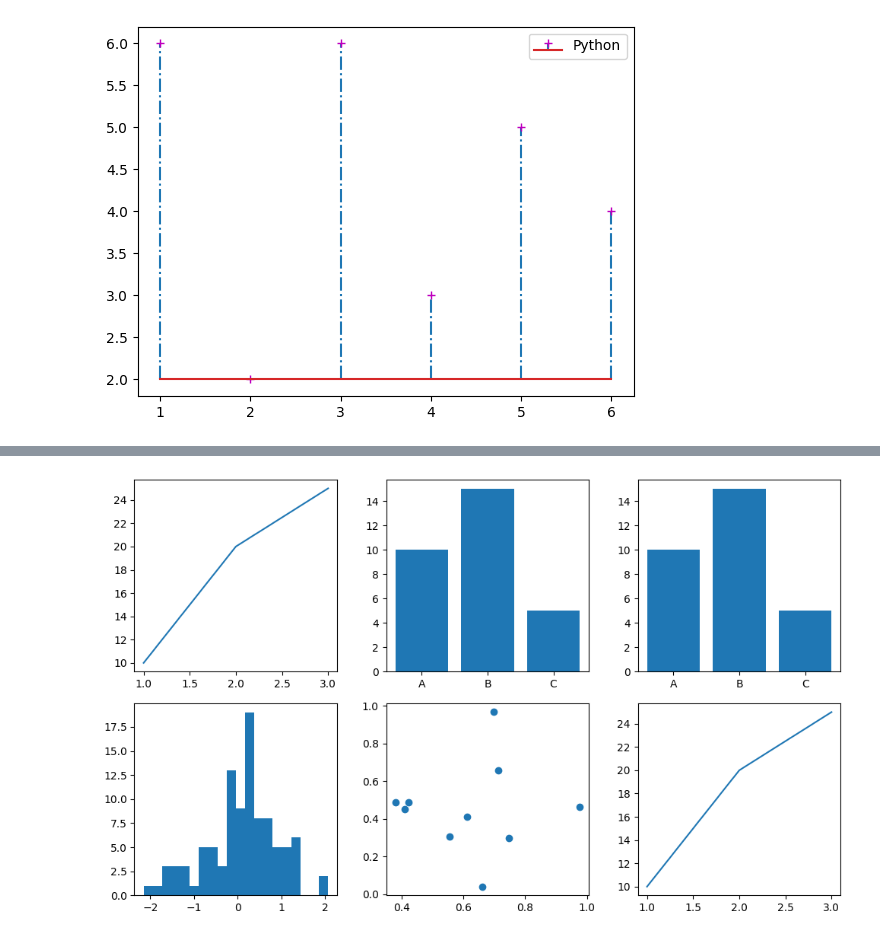
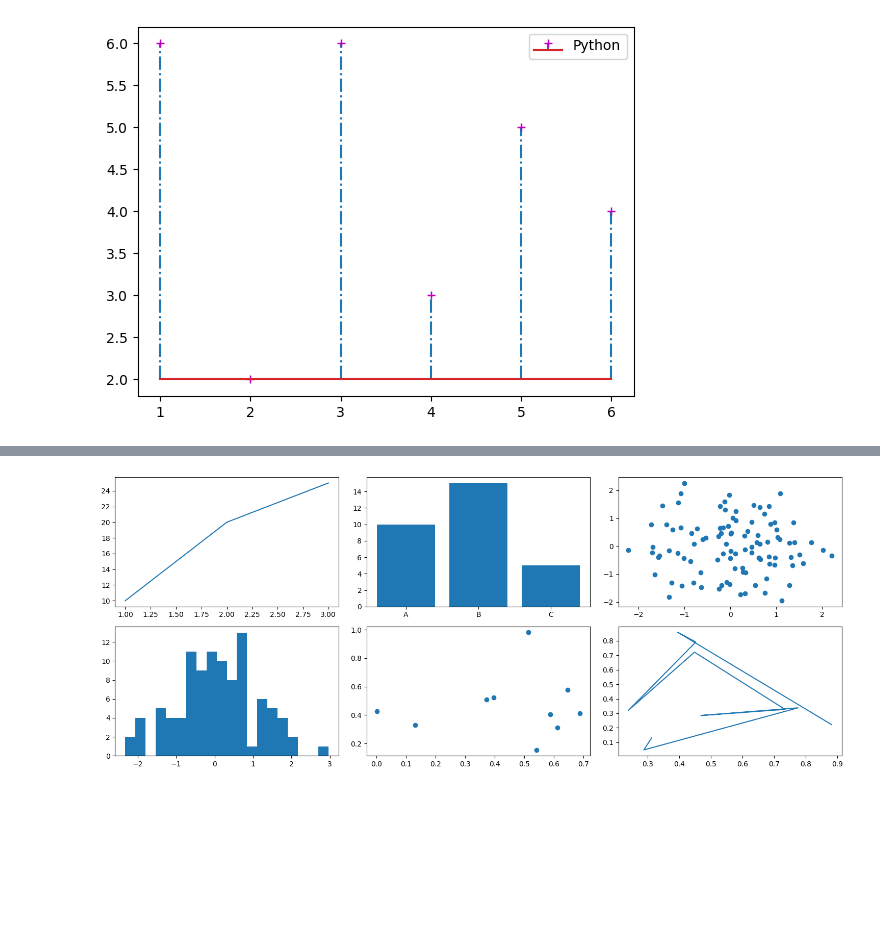
Before and after one commit to dhinoja-rajan/python-libraries-playground, a Jupyter notebook: matplotlib_Tutorial.ipynb, the cells around one changed output, grey strips where cells are left out. Cells and saved outputs as stored; diff of their text form; code cells hidden in the pictures; blank space fills up the shorter version.

```diff
--- a/matplotlib_Tutorial.ipynb
+++ b/matplotlib_Tutorial.ipynb
@@ -227,15 +227,16 @@ plt.show()
 # %%
 # fig, axes = plt.subplots(1, 3, figsize=(10, 6))
-fig, axes = plt.subplots(2, 3, figsize=(10, 6))
+fig, axes = plt.subplots(2, 3, figsize=(15, 6))
 
 axes[0, 0].plot([1, 2, 3], [10, 20, 25])
 axes[0, 1].bar(['A', 'B', 'C'], [10, 15, 5])
+axes[0, 2].scatter(np.random.randn(100),np.random.randn(100))
 axes[1, 0].hist(np.random.randn(100), bins=20)
-axes[1,1].scatter(np.random.rand(10), np.random.rand(10))
-axes[1,2].plot(np.random.rand(10), np.random.rand(10))
+axes[1, 1].scatter(np.random.rand(10), np.random.rand(10))
+axes[1, 2].plot(np.random.rand(10), np.random.rand(10))
 
 
 plt.tight_layout()
 plt.show()
 # %% [output]
-[figure, old version]
+[figure, new version]
```
Also changed, not shown: parts of 2 cells of this notebook.
